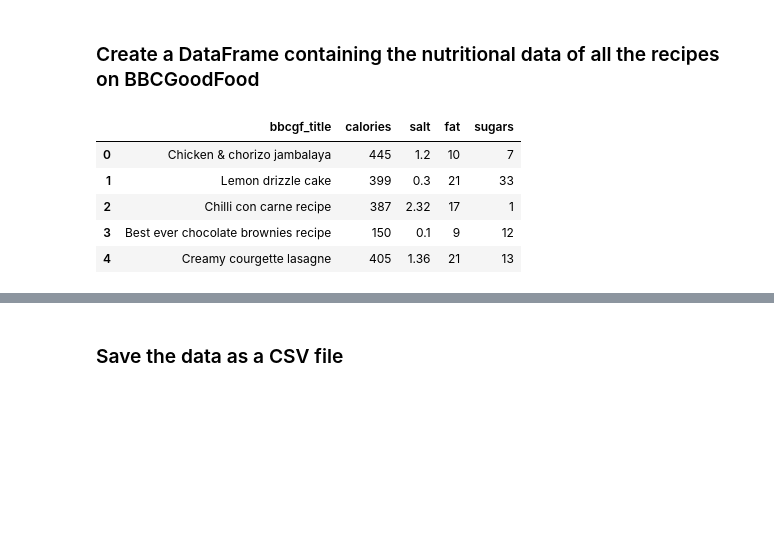
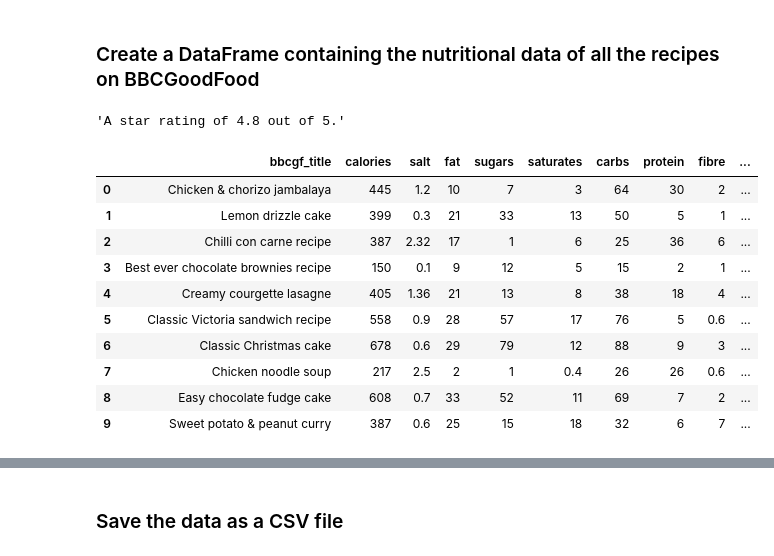
Before and after one commit to lse-ds105/ds105a-project-chadgpt, a Jupyter notebook: notebooks/04 Tests for Cosine Similarity.ipynb, the cells around one changed output, grey strips where cells are left out. Drawn from its saved outputs; the diff is of its cells as text; code cells hidden in the pictures; blank space fills up the shorter version.

Commit message:
test for first 10 links

```diff
--- a/notebooks/04 Tests for Cosine Similarity.ipynb
+++ b/notebooks/04 Tests for Cosine Similarity.ipynb
@@ -40,29 +40,48 @@ len(final_links)
 10011
 # %% [markdown]
 ### Create a DataFrame containing the nutritional data of all the recipes on BBCGoodFood
+# %%
+session = requests.Session()
+url = "https://www.bbcgoodfood.com/recipes/chicken-chorizo-jambalaya"
+response3 = session.get(url)
+sel3 = Selector(text=response3.text)
+bbc_ratings = sel3.css("div.rating__values span.sr-only ::text").get()
+bbc_ratings
+# %% [output]
+'A star rating of 4.8 out of 5.'
 # %%
 session = requests.Session()
 
 def get_nutrition(url):
     response2 = session.get(url)
     sel2 = Selector(text=response2.text)
     table = sel2.css('table.key-value-blocks.hidden-print.mt-xxs')
     bbc = {}
     bbc['bbcgf_title'] = sel2.css('h1.heading-1 ::text').get()
     bbc['calories'] = table.css('td.key-value-blocks__value ::text').get()
     bbc['salt'] = table.xpath('.//*[contains(text(), "salt")]/..').css('td.key-value-blocks__value ::text').get()
     bbc['fat'] = table.xpath('.//*[contains(text(), "fat")]/..').css('td.key-value-blocks__value ::text').get()
     bbc['sugars'] = table.xpath('.//*[contains(text(), "sugars")]/..').css('td.key-value-blocks__value ::text').get()
+    bbc['saturates'] = table.xpath('.//*[contains(text(), "saturates")]/..').css('td.key-value-blocks__value ::text').get()
+    bbc['carbs'] = table.xpath('.//*[contains(text(), "carbs")]/..').css('td.key-value-blocks__value ::text').get()
+    bbc['protein'] = table.xpath('.//*[contains(text(), "protein")]/..').css('td.key-value-blocks__value ::text').get()
+    bbc['fibre'] = table.xpath('.//*[contains(text(), "fibre")]/..').css('td.key-value-blocks__value ::text').get()
+    bbc['bbcgf_ratings_raw'] = sel2.css("div.rating__values span.sr-only ::text").get()
     return bbc
 
-bbc = [get_nutrition(url) for url in tqdm(final_links)]
+bbc = [get_nutrition(url) for url in tqdm(final_links[0:10])]
 
 df_bbc = pd.DataFrame(bbc)
-df_bbc.head()
+df_bbc
 # %% [output]
-|  | bbcgf_title | calories | salt | fat | sugars |
-| 0 | Chicken & chorizo jambalaya | 445 | 1.2 | 10 | 7 |
-| 1 | Lemon drizzle cake | 399 | 0.3 | 21 | 33 |
-| 2 | Chilli con carne recipe | 387 | 2.32 | 17 | 1 |
-| 3 | Best ever chocolate brownies recipe | 150 | 0.1 | 9 | 12 |
-| 4 | Creamy courgette lasagne | 405 | 1.36 | 21 | 13 |
+|  | bbcgf_title | calories | salt | fat | sugars | saturates | carbs | protein | fibre | ... |
+| 0 | Chicken & chorizo jambalaya | 445 | 1.2 | 10 | 7 | 3 | 64 | 30 | 2 | ... |
+| 1 | Lemon drizzle cake | 399 | 0.3 | 21 | 33 | 13 | 50 | 5 | 1 | ... |
+| 2 | Chilli con carne recipe | 387 | 2.32 | 17 | 1 | 6 | 25 | 36 | 6 | ... |
+| 3 | Best ever chocolate brownies recipe | 150 | 0.1 | 9 | 12 | 5 | 15 | 2 | 1 | ... |
+| 4 | Creamy courgette lasagne | 405 | 1.36 | 21 | 13 | 8 | 38 | 18 | 4 | ... |
+| 5 | Classic Victoria sandwich recipe | 558 | 0.9 | 28 | 57 | 17 | 76 | 5 | 0.6 | ... |
+| 6 | Classic Christmas cake | 678 | 0.6 | 29 | 79 | 12 | 88 | 9 | 3 | ... |
+| 7 | Chicken noodle soup | 217 | 2.5 | 2 | 1 | 0.4 | 26 | 26 | 0.6 | ... |
+| 8 | Easy chocolate fudge cake | 608 | 0.7 | 33 | 52 | 11 | 69 | 7 | 2 | ... |
+| 9 | Sweet potato & peanut curry | 387 | 0.6 | 25 | 15 | 18 | 32 | 6 | 7 | ... |
```
Also changed, not shown: parts of 2 cells of this notebook.
